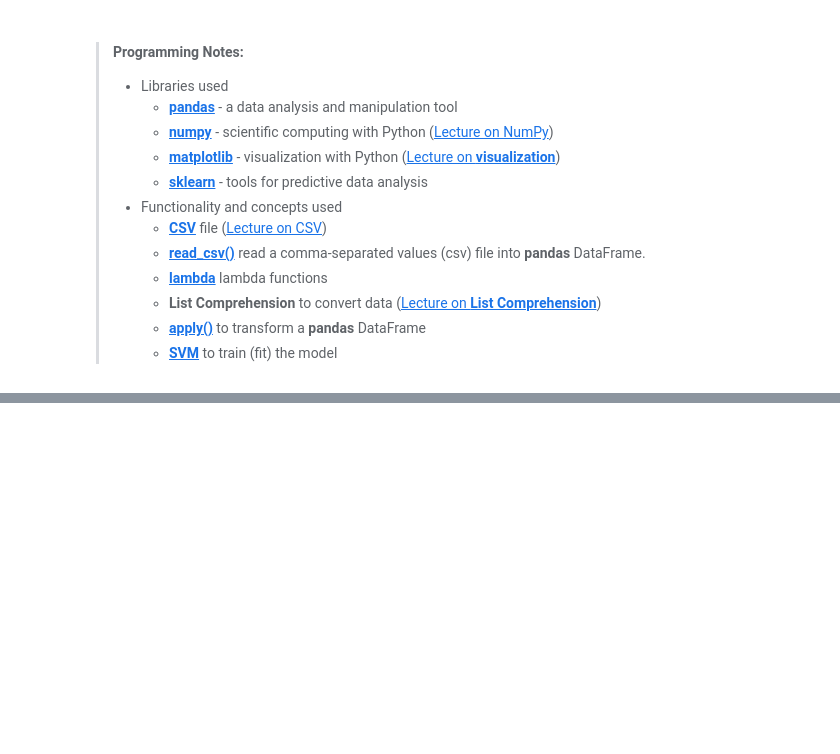
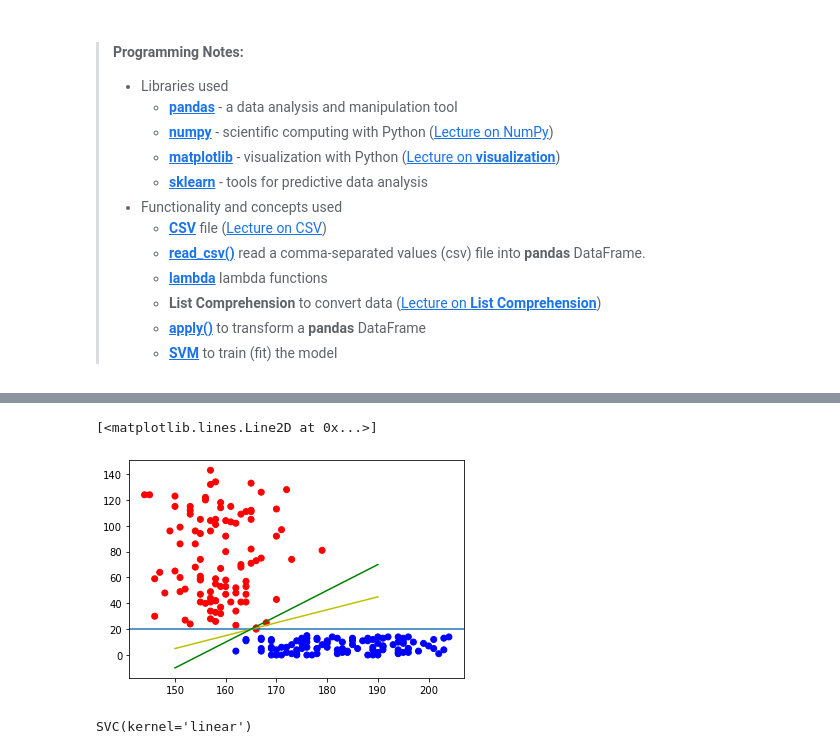
Before and after one commit to adel-nouar/ML_with_Rune, a Jupyter notebook: 02 - Lesson - Support-Vector Machines (SVM).ipynb, the cells around one changed output, grey strips where cells are left out. Drawn from its saved outputs; the diff is of its cells as text; code cells hidden in the pictures; blank space fills up the shorter version.

```diff
--- a/02 - Lesson - Support-Vector Machines (SVM).ipynb
+++ b/02 - Lesson - Support-Vector Machines (SVM).ipynb
@@ -36,0 +43,2 @@
+# %%
+data = pd.read_csv('files/gender.csv')
@@ -36,0 +54,2 @@
+# %%
+data['Class'] = data['Gender'].apply(lambda x: 'r' if x == 'F' else 'b')
@@ -36,0 +66,11 @@
+# %%
+fig, ax = plt.subplots()
+
+ax.scatter(x=data['Height'], y=data['Hair length'], c=data['Class'])
+ax.axhline(20)
+x = np.array([150, 190])
+ax.plot(x, x - 145, c='y')
+ax.plot(x, 2*x - 310, c='g')
+# %% [output]
+[<matplotlib.lines.Line2D at 0x...>]
+[figure, added]
@@ -36,0 +81,5 @@
+# %%
+clf = svm.SVC(kernel='linear')
+clf.fit(X, y)
+# %% [output]
+SVC(kernel='linear')
```
Also changed, not shown: parts of 11 cells of this notebook.
